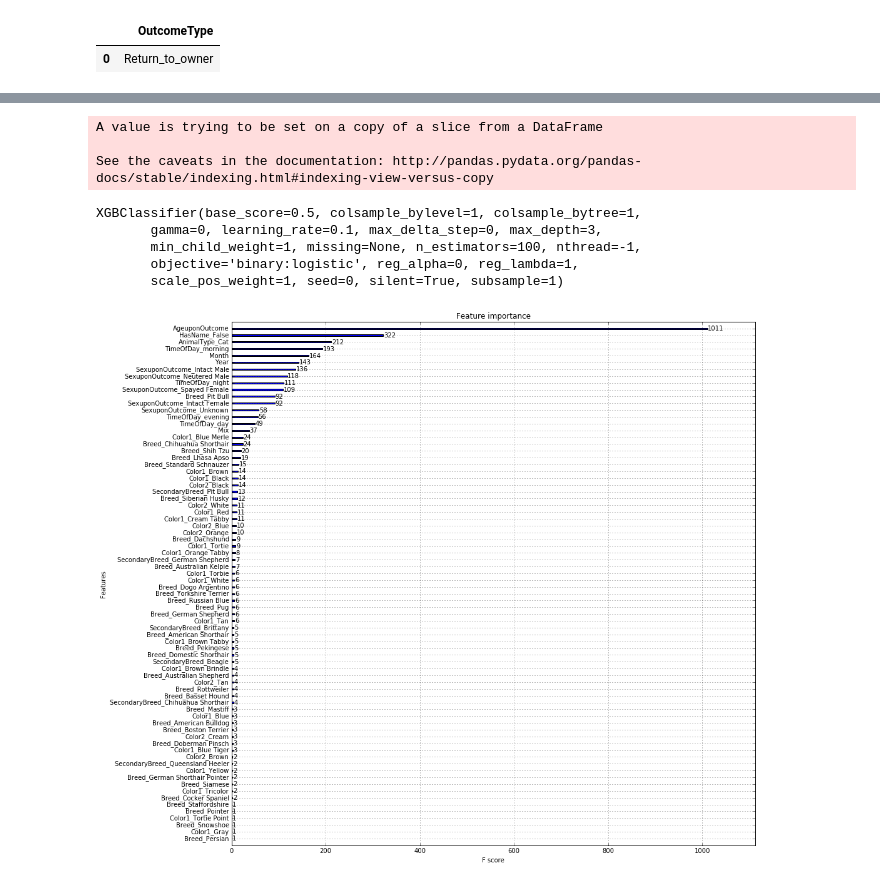
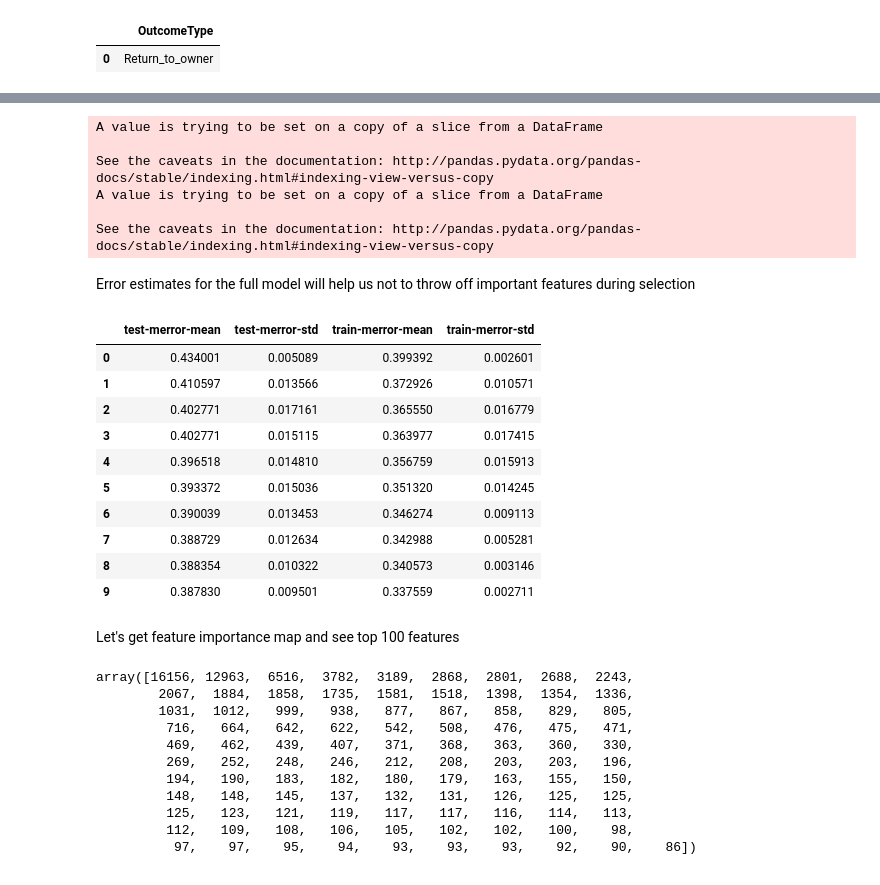
Before and after one commit to kdubovikov/shelter-animals, a Jupyter notebook: shelter-animals.ipynb, the cells around one changed output, grey strips where cells are left out. Cells and saved outputs as stored; diff of their text form; code cells hidden in the pictures.

```diff
--- a/shelter-animals.ipynb
+++ b/shelter-animals.ipynb
@@ -174,30 +186,77 @@ dataset_d.loc[:, dataset_d.columns.str.contains("OutcomeType")].head(1)
 # %%
-import xgboost as xgb
-from sklearn import preprocessing
+from sklearn.ensemble import ExtraTreesClassifier
+from sklearn.cross_validation import train_test_split
+from sklearn.cross_validation import StratifiedKFold
 
 train = dataset_d[dataset['Train'] == True]
 test = dataset_d[dataset['Train'] == False]
 
 train.drop('Train', axis=1, inplace=True)
+test.drop('Train', axis=1, inplace=True)
 
-# outcome_cols = ['OutcomeType_Adoption', 'OutcomeType_Died', 'OutcomeType_Euthanasia', 'OutcomeType_Return_to_owner', 'OutcomeType_Transfer']
 train_x = train.loc[:, train.columns.difference(["OutcomeType"])]
 train_y = train.loc[:, "OutcomeType"]
 
-cf = xgb.XGBClassifier()
-cf.fit(train_x, train_y)
+train_x, val_x, train_y, val_y = train_test_split(train_x, train_y, test_size=0.3)
+
+test_x = test.loc[:, test.columns.difference(["OutcomeType"])]
 # %% [output]
 A value is trying to be set on a copy of a slice from a DataFrame
 
 See the caveats in the documentation: http://pandas.pydata.org/pandas-docs/stable/indexing.html#indexing-view-versus-copy
+A value is trying to be set on a copy of a slice from a DataFrame
+
+See the caveats in the documentation: http://pandas.pydata.org/pandas-docs/stable/indexing.html#indexing-view-versus-copy
-XGBClassifier(base_score=0.5, colsample_bylevel=1, colsample_bytree=1,
-       gamma=0, learning_rate=0.1, max_delta_step=0, max_depth=3,
-       min_child_weight=1, missing=None, n_estimators=100, nthread=-1,
-       objective='binary:logistic', reg_alpha=0, reg_lambda=1,
-       scale_pos_weight=1, seed=0, silent=True, subsample=1)
-# %%
-import pylab
-pylab.rcParams['figure.figsize'] = (15.0, 15.0)
-xgb.plot_importance(cf);
-# %% [output]
-[figure, removed]
+# %% [markdown]
+Error estimates for the full model will help us not to throw off important features during selection
+# %%
+import xgboost as xgb
+from sklearn import preprocessing
+from sklearn.preprocessing import LabelEncoder
+# xgb_param_dist = {"n_estimators"     : 150,
+#                   "max_depth"        : 8,
+#                   "learning_rate"    : 0.1,
+#                   "colsample_bytree" : 0.8}
+
+xgb_param_dist = {"n_estimators"     : 200,
+                  "max_depth"        : 10,
+                  "learning_rate"    : 0.08,
+                  "colsample_bytree" : 0.7,
+                  "objective"        : "multi:softmax",
+                  "num_class" : 5}
+
+# cf = xgb.XGBClassifier(**xgb_param_dist)
+enc = LabelEncoder()
+enc.fit(train_y)
+train_yt = enc.transform(train_y)
+xgb.cv(xgb_param_dist, xgb.DMatrix(train_x, train_yt), nfold=5)
+# %time cf.fit(train_x, train_y)
+# %% [output]
+|  | test-merror-mean | test-merror-std | train-merror-mean | train-merror-std |
+| 0 | 0.434001 | 0.005089 | 0.399392 | 0.002601 |
+| 1 | 0.410597 | 0.013566 | 0.372926 | 0.010571 |
+| 2 | 0.402771 | 0.017161 | 0.365550 | 0.016779 |
+| 3 | 0.402771 | 0.015115 | 0.363977 | 0.017415 |
+| 4 | 0.396518 | 0.014810 | 0.356759 | 0.015913 |
+| 5 | 0.393372 | 0.015036 | 0.351320 | 0.014245 |
+| 6 | 0.390039 | 0.013453 | 0.346274 | 0.009113 |
+| 7 | 0.388729 | 0.012634 | 0.342988 | 0.005281 |
+| 8 | 0.388354 | 0.010322 | 0.340573 | 0.003146 |
+| 9 | 0.387830 | 0.009501 | 0.337559 | 0.002711 |
+# %% [markdown]
+Let's get feature importance map and see top 100 features
+# %%
+fscores = cf.booster().get_fscore()
+np.sort(list(fscores.values()))[::-1][0:100]
+# %% [output]
+array([16156, 12963,  6516,  3782,  3189,  2868,  2801,  2688,  2243,
+        2067,  1884,  1858,  1735,  1581,  1518,  1398,  1354,  1336,
+        1031,  1012,   999,   938,   877,   867,   858,   829,   805,
+         716,   664,   642,   622,   542,   508,   476,   475,   471,
+         469,   462,   439,   407,   371,   368,   363,   360,   330,
+         269,   252,   248,   246,   212,   208,   203,   203,   196,
+         194,   190,   183,   182,   180,   179,   163,   155,   150,
+         148,   148,   145,   137,   132,   131,   126,   125,   125,
+         125,   123,   121,   119,   117,   117,   116,   114,   113,
+         112,   109,   108,   106,   105,   102,   102,   100,    98,
+          97,    97,    95,    94,    93,    93,    93,    92,    90,    86])
```
Also changed, not shown: parts of 15 cells of this notebook.
